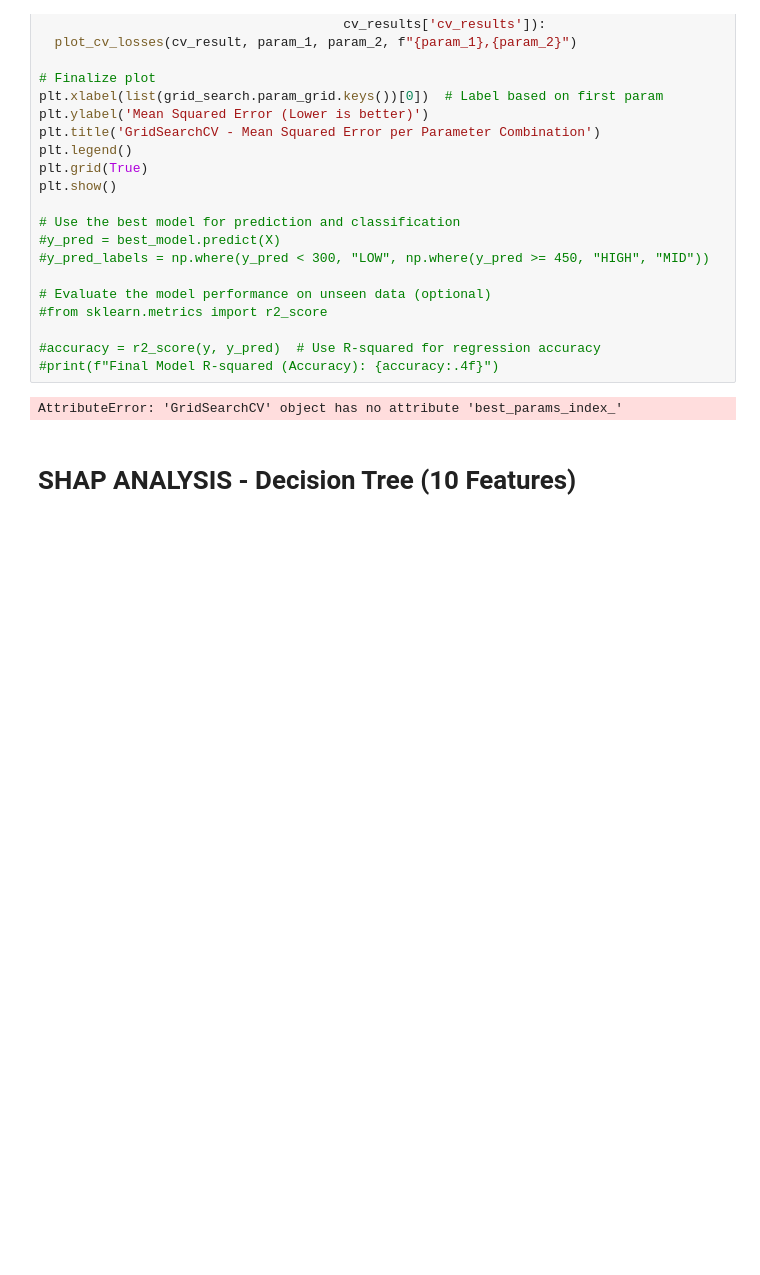
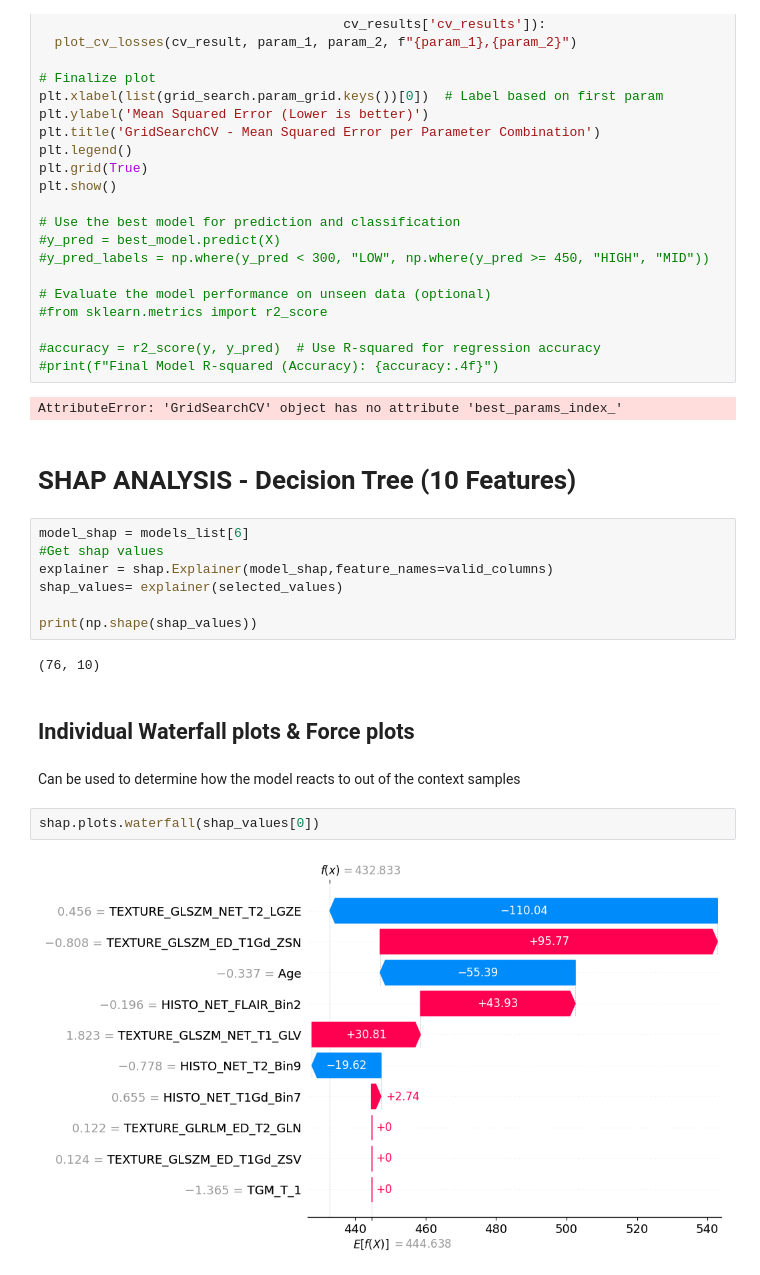
Before and after one commit to hansa31/GBM-analysis, a Jupyter notebook: Models_regression.ipynb, the cells around one changed output. Drawn from its saved outputs; the diff is of its cells as text; blank space fills up the shorter version.

Commit message:
SHAP analysis going on

```diff
--- a/Models_regression.ipynb
+++ b/Models_regression.ipynb
@@ -524,3 +524,20 @@ plt.show()
 AttributeError: 'GridSearchCV' object has no attribute 'best_params_index_'
 # %% [markdown]
 # SHAP ANALYSIS - Decision Tree (10 Features)
+# %%
+model_shap = models_list[6]
+#Get shap values
+explainer = shap.Explainer(model_shap,feature_names=valid_columns)
+shap_values= explainer(selected_values)
+
+print(np.shape(shap_values))
+# %% [output]
+(76, 10)
+# %% [markdown]
+## Individual Waterfall plots & Force plots
+# %% [markdown]
+Can be used to determine how the model reacts to out of the context samples
+# %%
+shap.plots.waterfall(shap_values[0])
+# %% [output]
+[figure, added]
```
Also changed, not shown: parts of 20 cells of this notebook.
